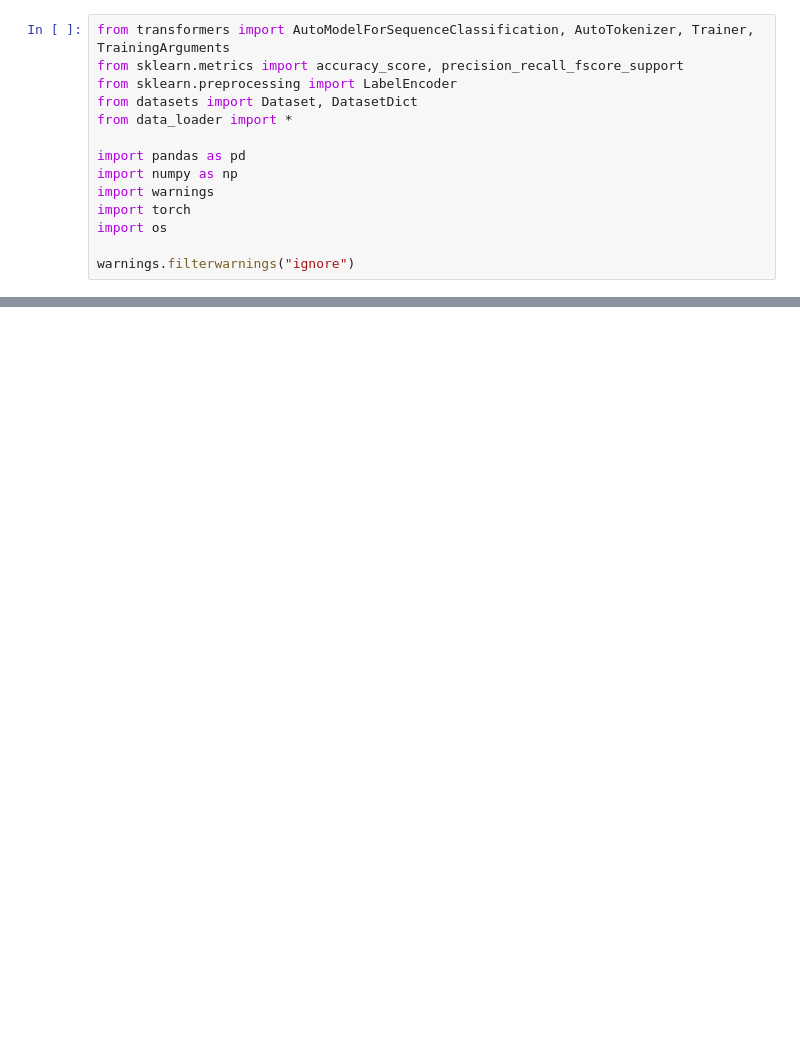
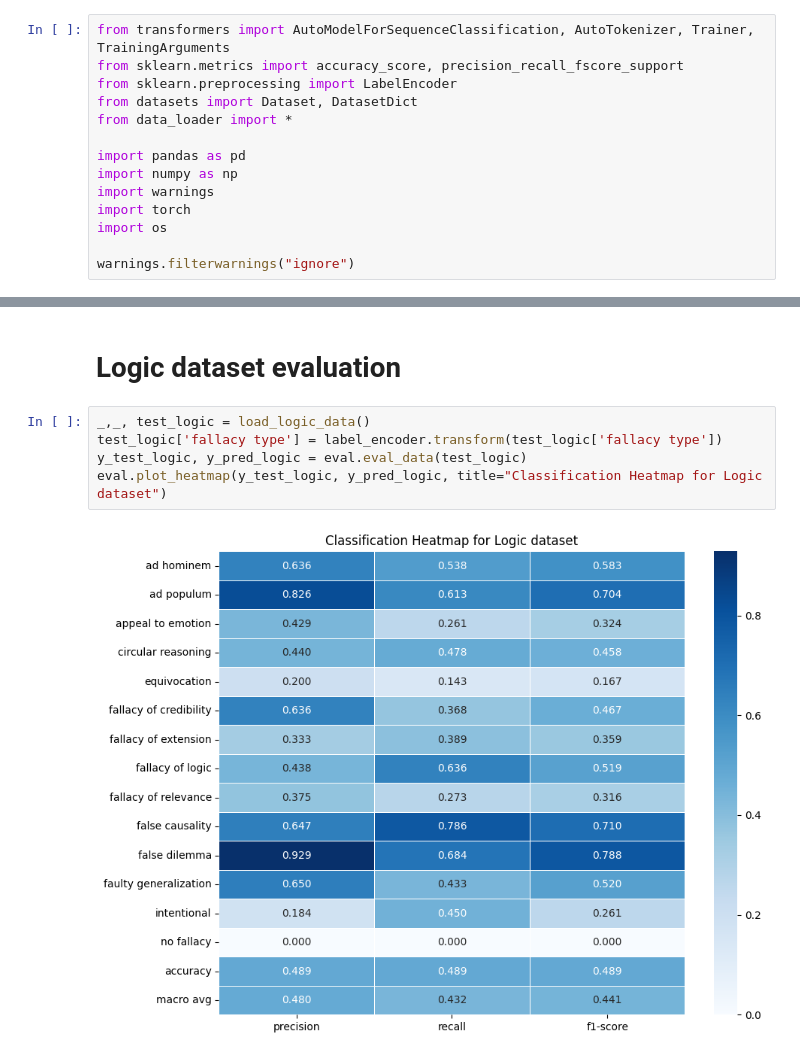
Before and after one commit to lucamouchel/logical-fallacy-LLMs, a Jupyter notebook: ArgumentationFallacyClassifier.ipynb, the cells around one changed output, grey strips where cells are left out. Cells and saved outputs as stored; diff of their text form; blank space fills up the shorter version.

```diff
--- a/ArgumentationFallacyClassifier.ipynb
+++ b/ArgumentationFallacyClassifier.ipynb
@@ -152,0 +168,9 @@ trainer.predict(tokenized_dataset['test'])
+# %% [markdown]
+# Logic dataset evaluation
+# %%
+_,_, test_logic = load_logic_data()
+test_logic['fallacy type'] = label_encoder.transform(test_logic['fallacy type'])
+y_test_logic, y_pred_logic = eval.eval_data(test_logic)
+eval.plot_heatmap(y_test_logic, y_pred_logic, title="Classification Heatmap for Logic dataset")
+# %% [output]
+[figure, added]
```
Also changed, not shown: parts of 16 cells of this notebook, 17 other files.
